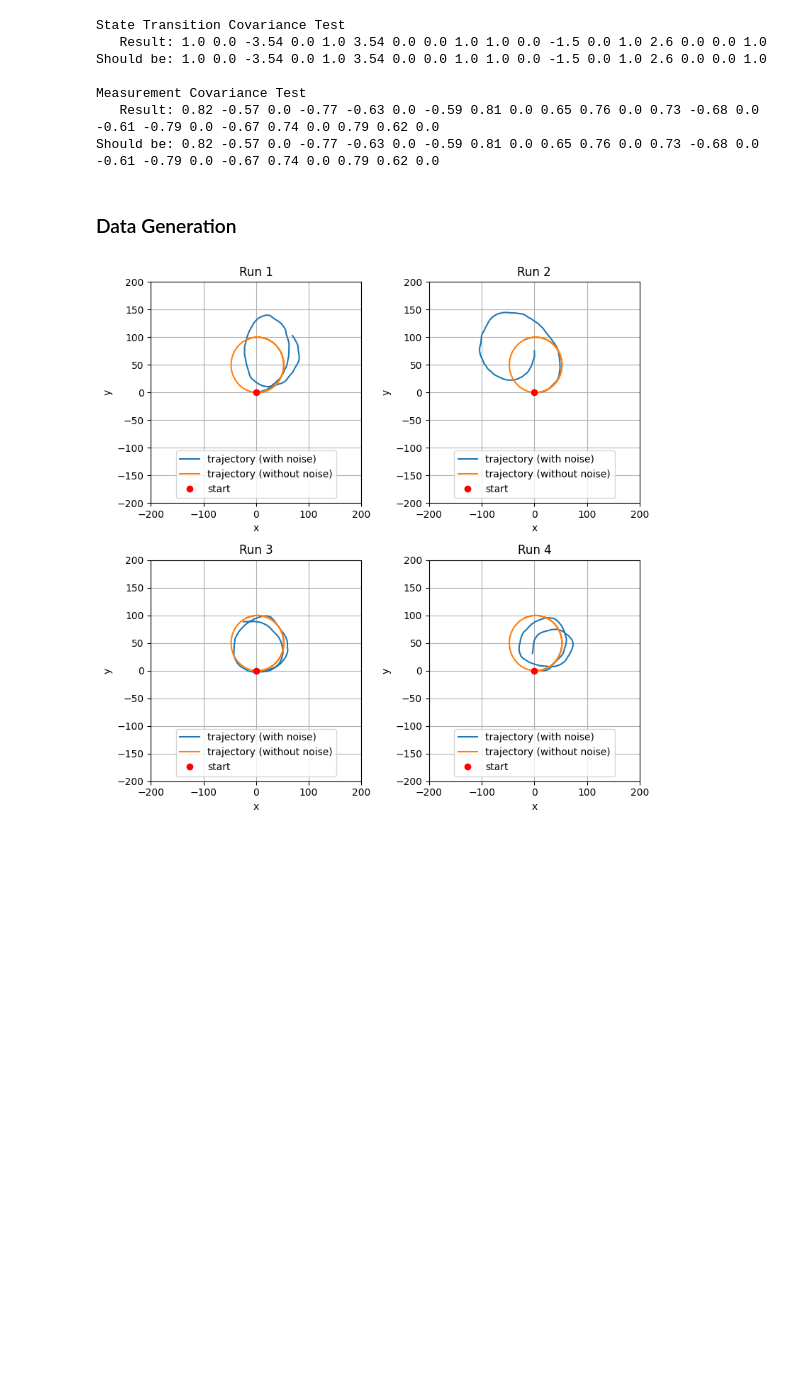
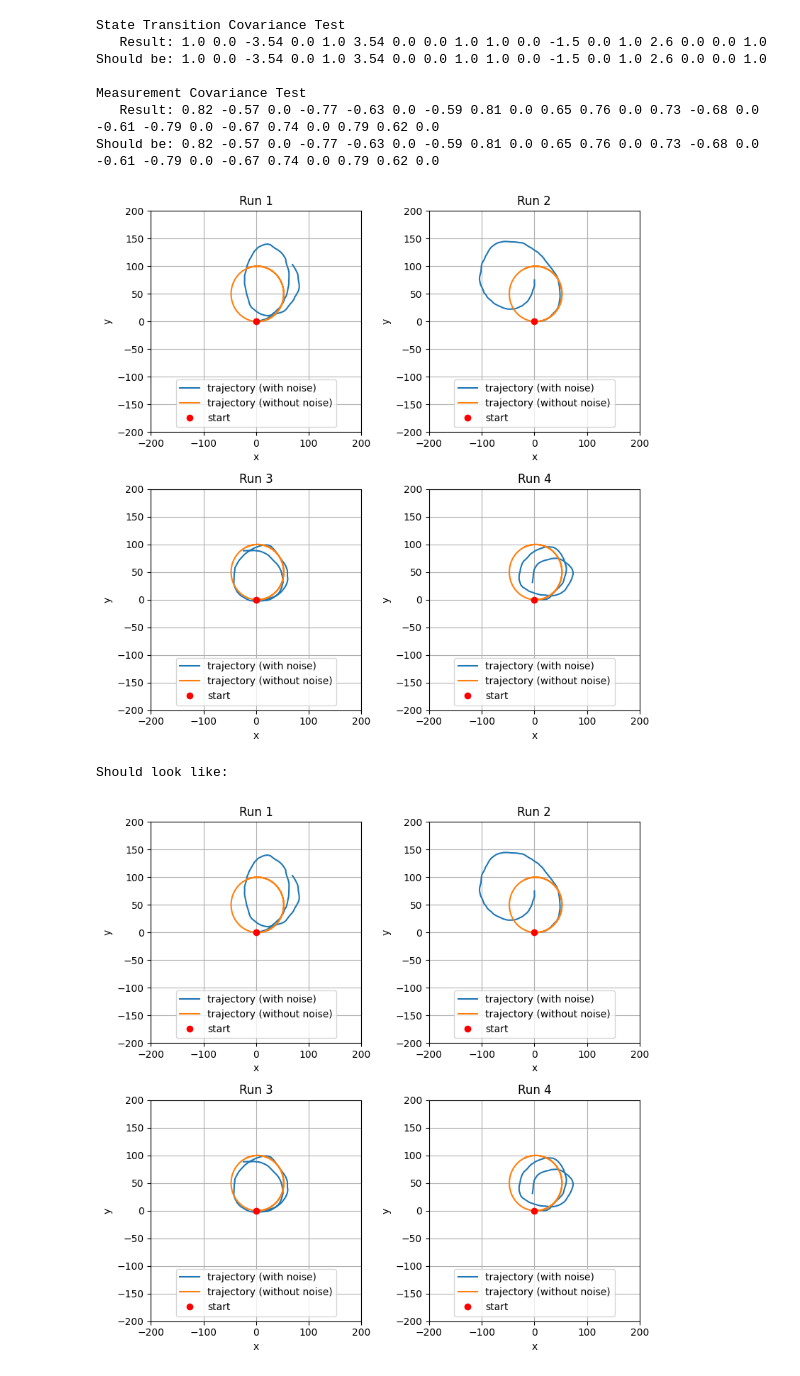
Before and after one commit to Cesium-Lab/gnc-playground, a Jupyter notebook: testing/estimation/estimation_playground.ipynb, the cells around one changed output. Drawn from its saved outputs; the diff is of its cells as text; code cells hidden in the pictures; blank space fills up the shorter version.

```diff
--- a/testing/estimation/estimation_playground.ipynb
+++ b/testing/estimation/estimation_playground.ipynb
@@ -256,5 +259,3 @@ Should be: 1.0 0.0 -3.54 0.0 1.0 3.54 0.0 0.0 1.0 1.0 0.0 -1.5 0.0 1.0 2.6 0.0 0
 Measurement Covariance Test
    Result: 0.82 -0.57 0.0 -0.77 -0.63 0.0 -0.59 0.81 0.0 0.65 0.76 0.0 0.73 -0.68 0.0 -0.61 -0.79 0.0 -0.67 0.74 0.0 0.79 0.62 0.0
 Should be: 0.82 -0.57 0.0 -0.77 -0.63 0.0 -0.59 0.81 0.0 0.65 0.76 0.0 0.73 -0.68 0.0 -0.61 -0.79 0.0 -0.67 0.74 0.0 0.79 0.62 0.0
-# %% [markdown]
-### Data Generation
@@ -261,38 +296,8 @@ Should be: 0.82 -0.57 0.0 -0.77 -0.63 0.0 -0.59 0.81 0.0 0.65 0.76 0.0 0.73 -0.6
 # %%
 # Scenario from the AA272 (GPS) HW4 where
 
-def setup_gps_environment(
-    delta_t: float = 1,  # time step
-    Q = np.diag(np.array([0.1, 0.1, 0.01])),  # process noise covariance
-    R = 10 * np.eye(4),  # measurement noise covariance
-    seed = 0,  # random seed for reproducibility (do not change!!!)
-    lent = 100,  # length of trajectory
-    n_mc = 4,  # number of Monte Carlo simulations
-    x0 = np.array([0, 0, 0])  # initial state [v_0, alpha, theta]
-):
-    # control input
-    st = 5   # speed
-    alpha = 0.1  # angular rate
-    u_cur = np.array([st, alpha]) # current control input (2x1) [v_t, alpha]
-
-    # set random seed
-    np.random.seed(seed)
-
-    env = {
-        'delta_t': delta_t,
-        'Q': Q,
-        'R': R,
-        'lent': lent,
-        'n_mc': n_mc,
-        'x0': x0,
-        'u_cur': u_cur,
-        'seed': seed
-    }
-
-    return env
-
 # generate trajectories
-def simulate_trajectories(env):
+def simulate_test_trajectories(env):
     """
     Simulate multiple trajectories with and without noise
     Outputs:
@@ -315,7 +320,7 @@ def simulate_trajectories(env):
     # simulate no-noise trajectory
     for i in range(1, lent):
         X_curr = X_nonoise[:, i - 1]
-        X_next = state_transition_model(delta_t, X_curr, u_cur)
+        X_next = state_transition_model(X_curr, u_cur, {"dt": dt})
         X_nonoise[:, i] = X_next
 
     # simulate noisy trajectory
@@ -324,7 +329,7 @@ def simulate_trajectories(env):
 
         for i in range(1, lent):
             X_curr = X_true[:, i - 1, mci]
-            X_next = simulate_noisy_state_transition(delta_t, X_curr, u_cur, Q)
+            X_next = simulate_noisy_state_transition(X_curr, u_cur, Q, delta_t)
             X_true[:, i, mci] = X_next
 
 
@@ -339,32 +344,36 @@ def plot_trajectories(X_true, X_nonoise, n_mc):
         X_nonoise: trajectory without noise (3 x lent)
         n_mc: number of Monte Carlo simulations
     Outputs:
         None
     """
 
     plt.subplots(2, 2, figsize=(8,8))
 
     for mci in range(n_mc):
         # plot the trajectory
         plt.subplot(2, 2, mci + 1)
         plt.plot(X_true[0, :, mci], X_true[1, :, mci], label='trajectory (with noise)')
         plt.plot(X_nonoise[0, :], X_nonoise[1, :], label='trajectory (without noise)')
         plt.plot(X_true[0, 0, mci], X_true[1, 0, mci], 'ro', label='start')
         plt.title('Run ' + str(mci + 1))
         plt.xlabel('x')
         plt.ylabel('y')
         # plt.axis('equal')
         plt.grid(True)
         plt.xlim([-200, 200])
         plt.ylim([-200, 200])
         plt.legend(loc='lower center')
 
     plt.tight_layout()
     plt.show()
 
 # simulate and plot trajectories
-env = setup_gps_environment()
-X_true, X_nonoise = simulate_trajectories(env)
+X_true, X_nonoise = simulate_test_trajectories(env)
 plot_trajectories(X_true, X_nonoise, env['n_mc'])
+
+print("Should look like:")
+Image.open('images/gps_traj_success.png')
 # %% [output]
 [figure]
+Should look like:
+[figure, added]
```
Also changed, not shown: parts of 17 cells of this notebook, 3 other files.
